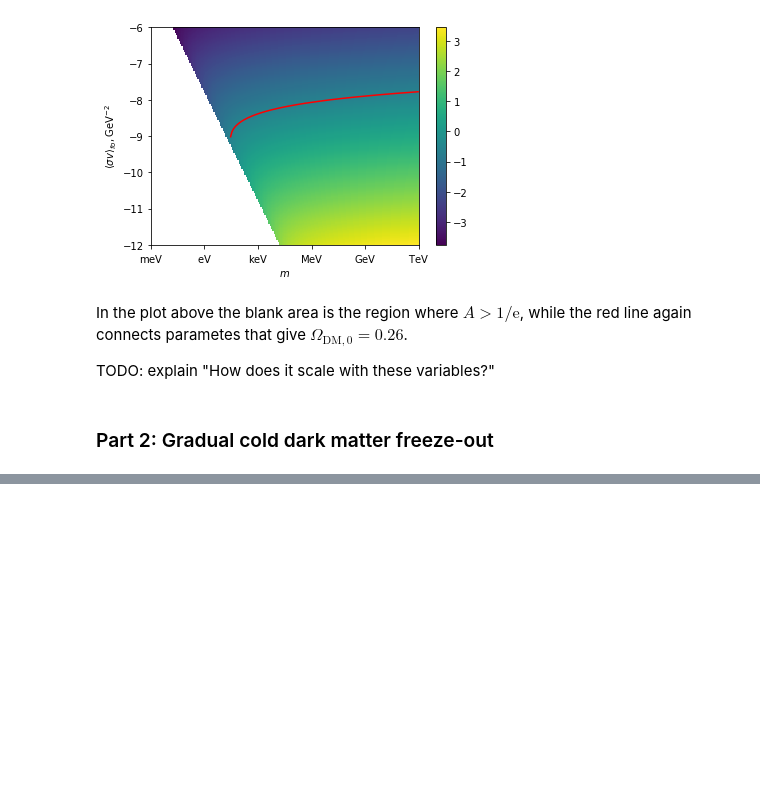
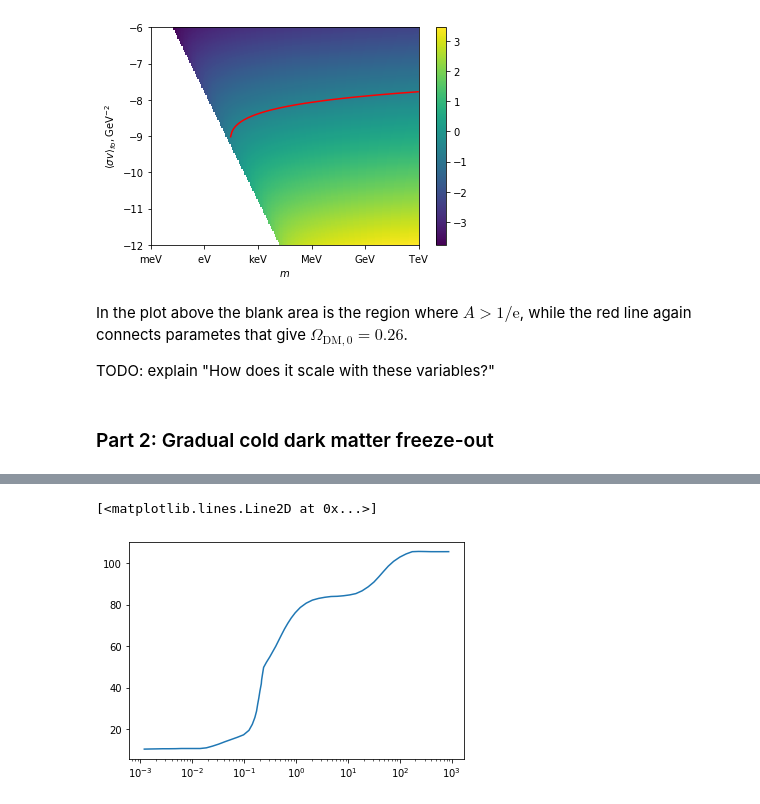
Before and after one commit to adam-coogan/gss19_sterile_nus, a Jupyter notebook: notebooks/week_1.ipynb, the cells around one changed output, grey strips where cells are left out. Drawn from its saved outputs; the diff is of its cells as text; code cells hidden in the pictures; blank space fills up the shorter version.

```diff
--- a/notebooks/week_1.ipynb
+++ b/notebooks/week_1.ipynb
@@ -94,0 +146,5 @@ TODO: explain "How does it scale with these variables?"
+# %%
+plt.semilogx(T_data, gsm_data)
+# %% [output]
+[<matplotlib.lines.Line2D at 0x...>]
+[figure, added]
```
Also changed, not shown: parts of 6 cells of this notebook.
